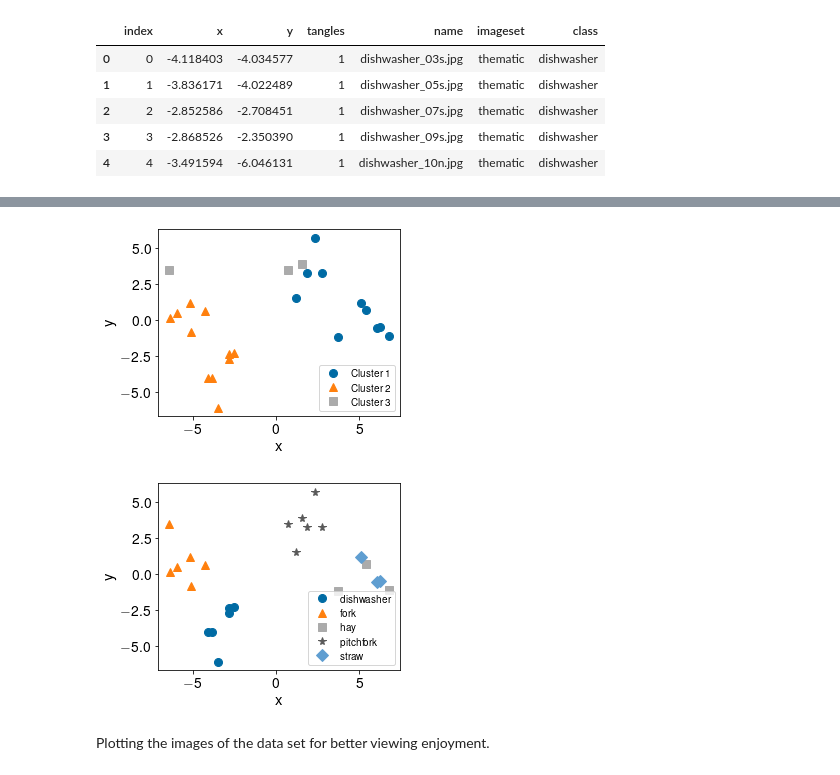
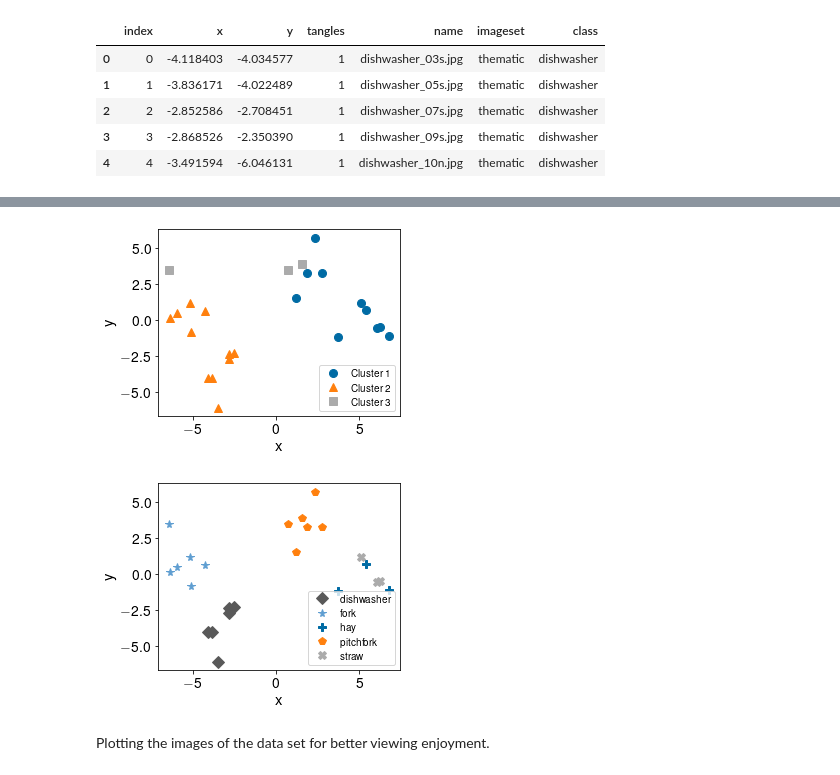
Before and after one commit to Conzel/clustering-triplets-with-tangles, a Jupyter notebook: thesis_real_data.ipynb, the cells around one changed output, grey strips where cells are left out. Cells and saved outputs as stored; diff of their text form; code cells hidden in the pictures.

```diff
--- a/thesis_real_data.ipynb
+++ b/thesis_real_data.ipynb
@@ -157,18 +157,18 @@ df_plot.head()
 # %%
 xs = df_plot[["x", "y"]].to_numpy()
 tp.assignments_different_symbols(xs, tangles_pred)
 plt.legend()
 save_all(RESULTS_FOLDER, "ines_vp2_odd_thematic_tangles")
-tp.assignments_different_symbols(xs, df_plot["class"].to_numpy())
+tp.assignments_different_symbols(xs, df_plot["class"].to_numpy(), start_at=3)
 plt.legend()
 save_all(RESULTS_FOLDER, "ines_vp2_odd_thematic_classes")
 alt.Chart(df_plot).mark_circle(size=70).encode(x="x", y="y", color="tangles:N",tooltip=info_labels).interactive().display()
 alt.Chart(df_plot).mark_circle(size=70).encode(x="x", y="y", color="class",tooltip=info_labels).interactive().display()
 # %% [output]
 [interactive output not drawn]
 [interactive output not drawn]
 [figure]
-[figure, old version]
+[figure, new version]
 # %% [markdown]
 Plotting the images of the data set for better viewing enjoyment.
 # %%
```
Also changed, not shown: parts of 3 cells of this notebook, 8 other files.
